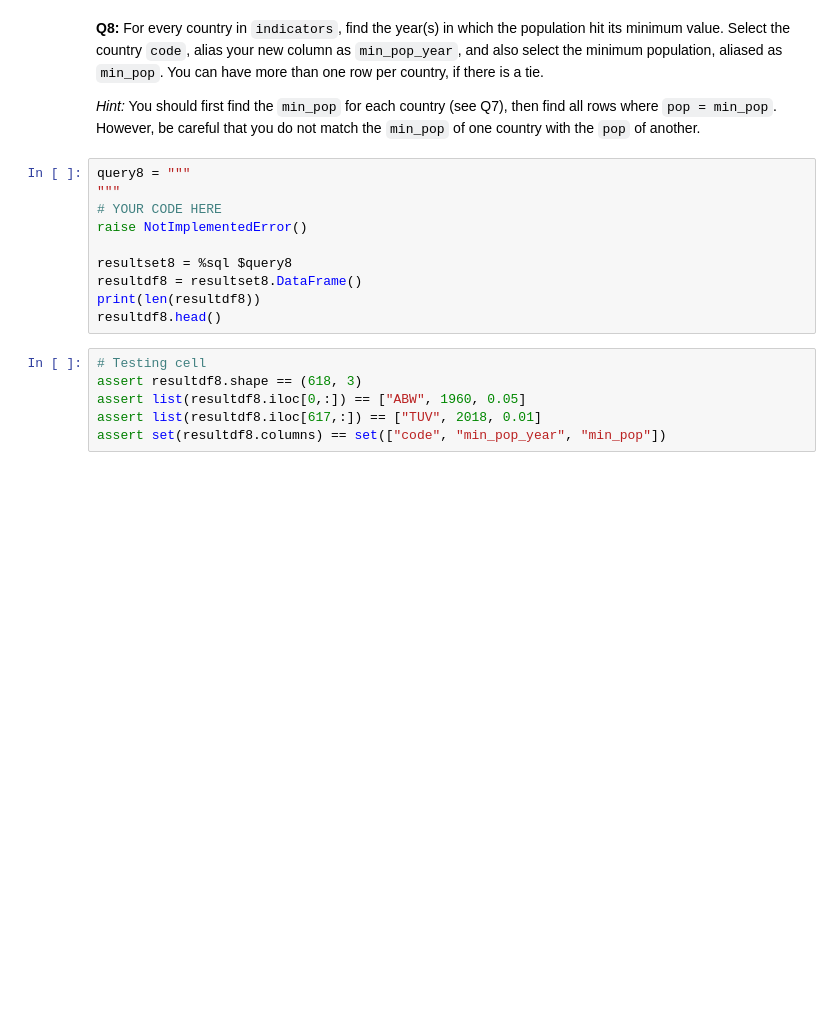
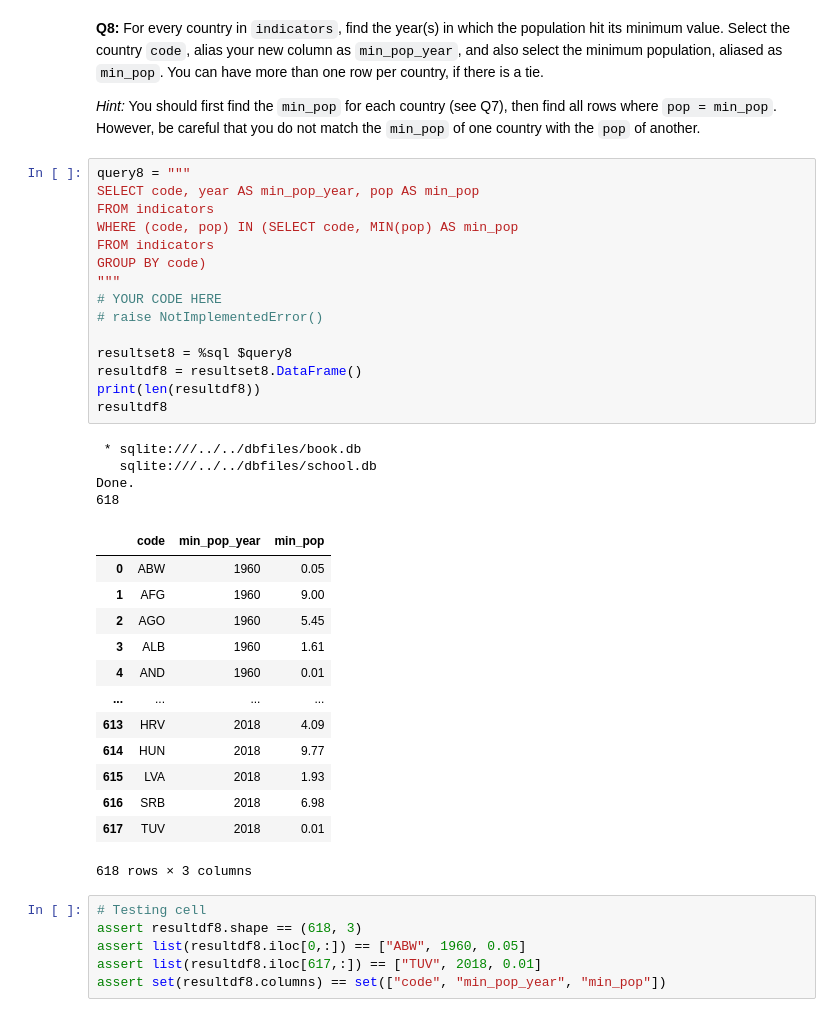
Before and after one commit to adp11/cs181-f22-student, a Jupyter notebook: hw/HW_4.d/multiple_advanced.ipynb, the cells around one changed output. Cells and saved outputs as stored; diff of their text form; blank space fills up the shorter version.

```diff
--- a/hw/HW_4.d/multiple_advanced.ipynb
+++ b/hw/HW_4.d/multiple_advanced.ipynb
@@ -191,14 +305,37 @@ assert set(resultdf7.columns) == set(["code", "min_pop"])
 _Hint:_ You should first find the `min_pop` for each country (see Q7), then find all rows where `pop = min_pop`.  However, be careful that you do not match the `min_pop` of one country with the `pop` of another.
 # %%
 query8 = """
+SELECT code, year AS min_pop_year, pop AS min_pop
+FROM indicators
+WHERE (code, pop) IN (SELECT code, MIN(pop) AS min_pop
+FROM indicators
+GROUP BY code)
 """
 # YOUR CODE HERE
-raise NotImplementedError()
+# raise NotImplementedError()
 
 resultset8 = %sql $query8
 resultdf8 = resultset8.DataFrame()
 print(len(resultdf8))
-resultdf8.head()
+resultdf8
+# %% [output]
+ * sqlite:///../../dbfiles/book.db
+   sqlite:///../../dbfiles/school.db
+Done.
+618
+|  | code | min_pop_year | min_pop |
+| 0 | ABW | 1960 | 0.05 |
+| 1 | AFG | 1960 | 9.00 |
+| 2 | AGO | 1960 | 5.45 |
+| 3 | ALB | 1960 | 1.61 |
+| 4 | AND | 1960 | 0.01 |
+| ... | ... | ... | ... |
+| 613 | HRV | 2018 | 4.09 |
+| 614 | HUN | 2018 | 9.77 |
+| 615 | LVA | 2018 | 1.93 |
+| 616 | SRB | 2018 | 6.98 |
+| 617 | TUV | 2018 | 0.01 |
+618 rows × 3 columns
 # %%
 # Testing cell
 assert resultdf8.shape == (618, 3)
```
Also changed, not shown: parts of 16 cells of this notebook.
